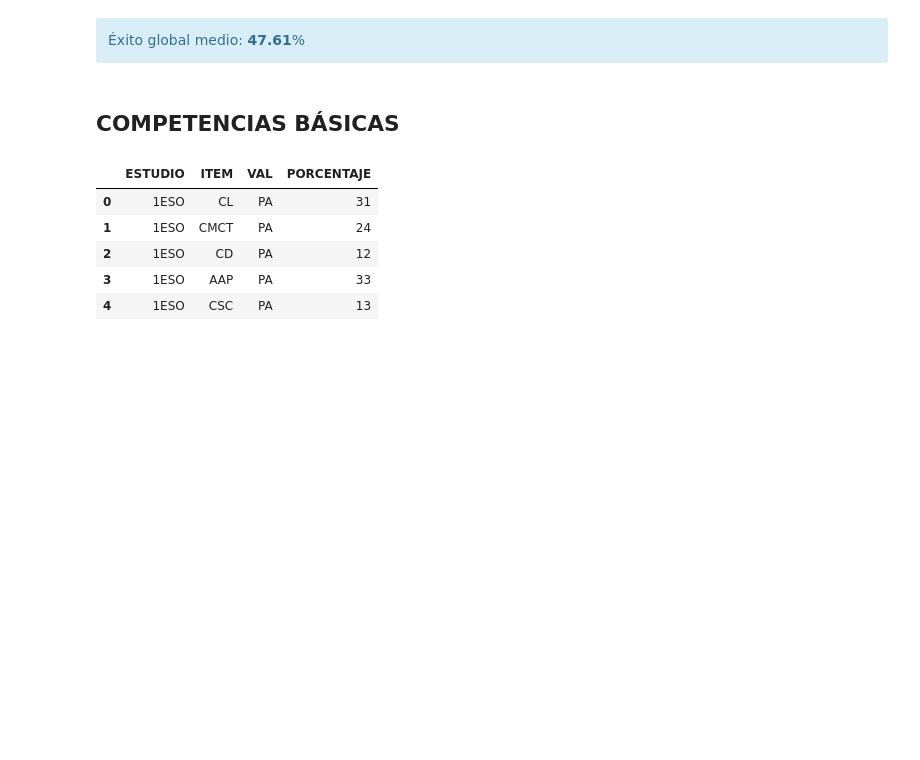
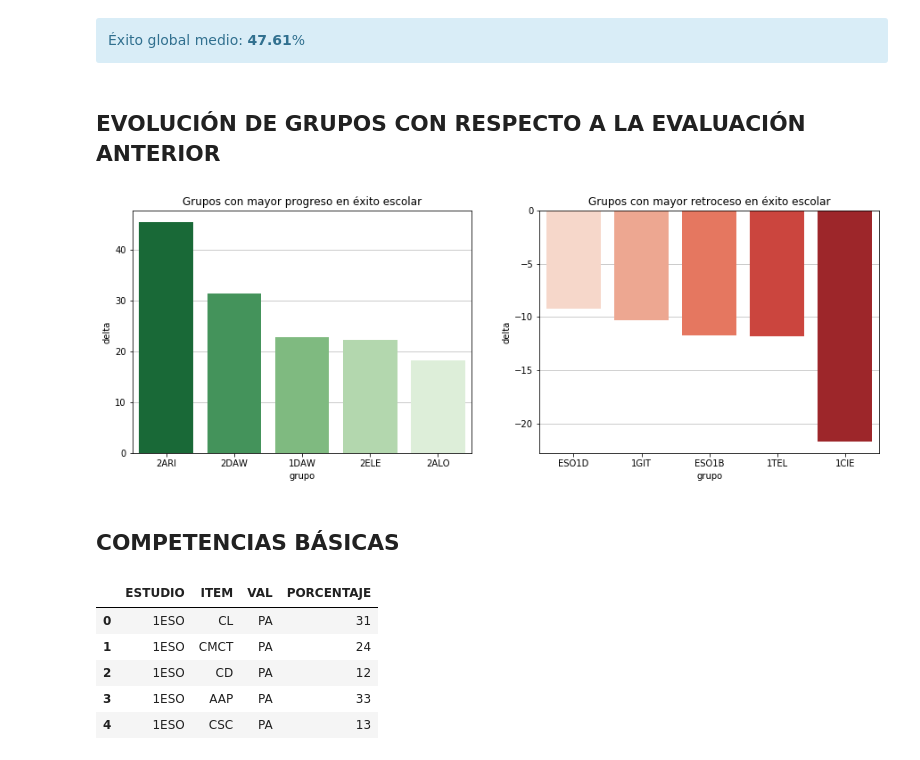
Before and after one commit to iespuertodelacruz/analitica, a Jupyter notebook: C1718/E2.ipynb, the cells around one changed output. Saved outputs shown, nothing was run; the diff lists cells and outputs as text; code cells hidden in the pictures; blank space fills up the shorter version.

```diff
--- a/C1718/E2.ipynb
+++ b/C1718/E2.ipynb
@@ -38,6 +44,9 @@ df.head()
 # %%
 # dataframe for current year and evaluation
 dfc = df.loc[labels[-1]]
+# %%
+# dataframe for comparisons with last evaluation
+df_comp = dfc.merge(df.loc[labels[-2]], left_index=True, right_index=True)
 # %%
 def get_data_by_stages(df, stages):
     if not isinstance(stages, list):
@@ -82,6 +91,19 @@ def factor_chart(data, y, value_margin=2, is_percentage=True, estimator=np.mean)
                    data=df.reset_index(), kind="bar", palette=custom_palette, ci=None)
     plt.legend(loc="upper left", prop={"size": FONTSIZE})
     makeup_chart(FONTSIZE, value_margin, is_percentage)
+# %%
+def delta_chart(progress_groups, backward_groups, label):
+    fig, (ax1, ax2) = plt.subplots(1, 2, figsize=(15, 5))
+
+    g = sns.barplot(progress_groups.index, progress_groups["delta"], ax=ax1, palette="Greens_r")
+    ax1.set_axisbelow(True)
+    ax1.yaxis.grid(color="gray", linestyle="-", alpha=0.5)
+    ax1.set_title(f"Grupos con mayor progreso en {label}")
+
+    g = sns.barplot(backward_groups.index, backward_groups["delta"], ax=ax2, palette="Reds")
+    ax2.set_axisbelow(True)
+    ax2.yaxis.grid(color="gray", linestyle="-", alpha=0.5)
+    ax2.set_title(f"Grupos con mayor retroceso en {label}")
 # %% [markdown]
 # ÉXITO ESCOLAR
 # %% [markdown]
@@ -174,6 +196,15 @@ display(HTML(f"""
 """))
 # %% [output]
 Éxito global medio: 47.61%
+# %%
+if EVALUATION > 1:
+    display(HTML("<h2>EVOLUCIÓN DE GRUPOS CON RESPECTO A LA EVALUACIÓN ANTERIOR"))
+    df_comp["delta"] = df_comp["éxito_x"] - df_comp["éxito_y"]
+    df_comp = df_comp.sort_values("delta", ascending=False)
+    delta_chart(df_comp.head(5), df_comp.tail(5), "éxito escolar")
+# %% [output]
+EVOLUCIÓN DE GRUPOS CON RESPECTO A LA EVALUACIÓN ANTERIOR
+[figure, added]
 # %% [markdown]
 ## COMPETENCIAS BÁSICAS
 # %%
```
Also changed, not shown: parts of 11 cells of this notebook.
